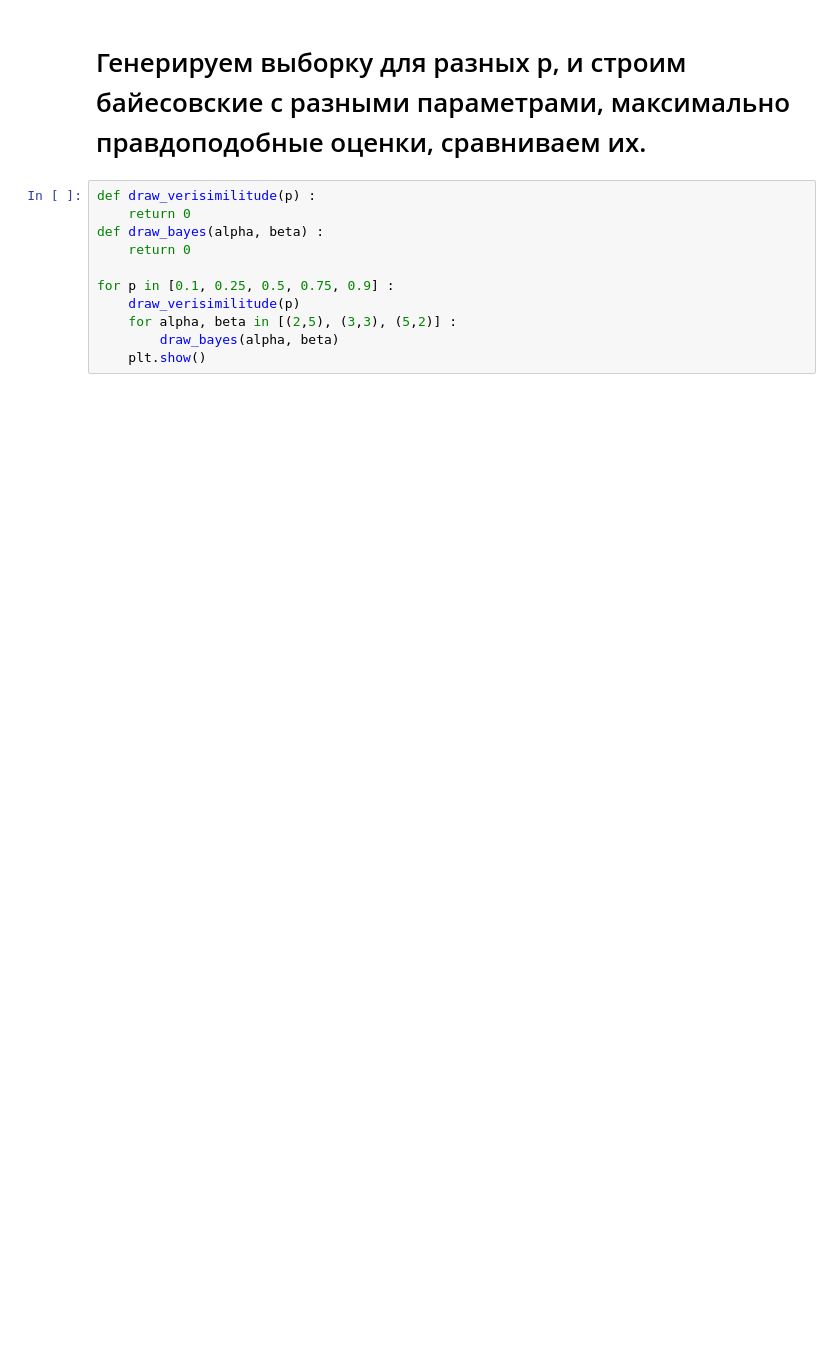
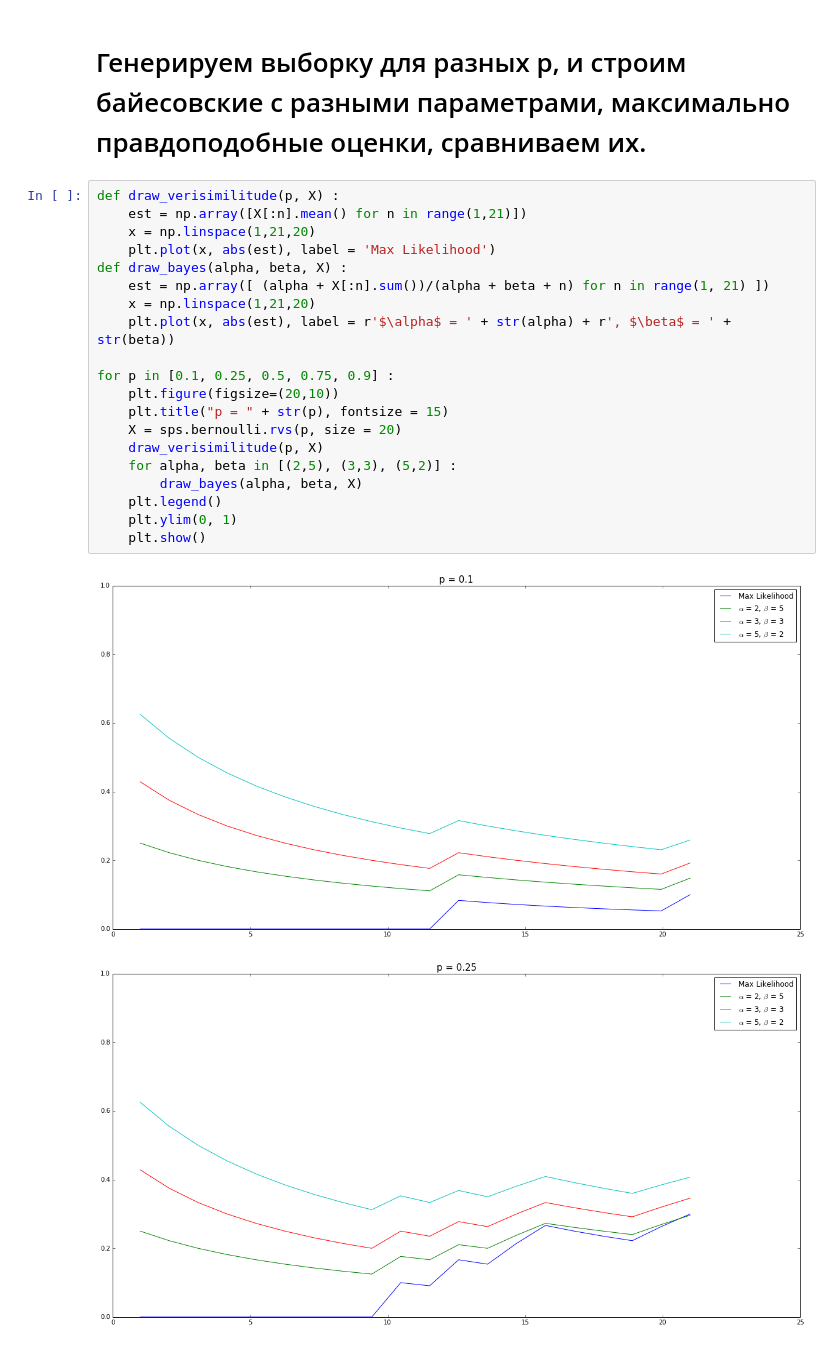
Before and after one commit to feezboom/MathStat, a Jupyter notebook: prac3/Karyamin_497_7_2.ipynb, the cells around one changed output. Drawn from its saved outputs; the diff is of its cells as text; blank space fills up the shorter version.

```diff
--- a/prac3/Karyamin_497_7_2.ipynb
+++ b/prac3/Karyamin_497_7_2.ipynb
@@ -25,13 +27,25 @@ draw_beta(5,2)
 # %% [markdown]
 # Генерируем выборку для разных p, и строим байесовские с разными параметрами, максимально правдоподобные оценки, сравниваем их.
-# %%
-def draw_verisimilitude(p) :
-    return 0
-def draw_bayes(alpha, beta) :
-    return 0
-
-for p in [0.1, 0.25, 0.5, 0.75, 0.9] :
-    draw_verisimilitude(p)
-    for alpha, beta in [(2,5), (3,3), (5,2)] :
-        draw_bayes(alpha, beta)
-    plt.show()
+# %%
+def draw_verisimilitude(p, X) :
+    est = np.array([X[:n].mean() for n in range(1,21)])
+    x = np.linspace(1,21,20)
+    plt.plot(x, abs(est), label = 'Max Likelihood')
+def draw_bayes(alpha, beta, X) :
+    est = np.array([ (alpha + X[:n].sum())/(alpha + beta + n) for n in range(1, 21) ])
+    x = np.linspace(1,21,20)
+    plt.plot(x, abs(est), label = r'$\alpha$ = ' + str(alpha) + r', $\beta$ = ' + str(beta))
+
+for p in [0.1, 0.25, 0.5, 0.75, 0.9] :
+    plt.figure(figsize=(20,10))
+    plt.title("p = " + str(p), fontsize = 15)
+    X = sps.bernoulli.rvs(p, size = 20)
+    draw_verisimilitude(p, X)
+    for alpha, beta in [(2,5), (3,3), (5,2)] :
+        draw_bayes(alpha, beta, X)
+    plt.legend()
+    plt.ylim(0, 1)
+    plt.show()
+# %% [output]
+[figure, added]
+[figure, added]
```
Also changed, not shown: parts of 3 cells of this notebook, 19 other files.
